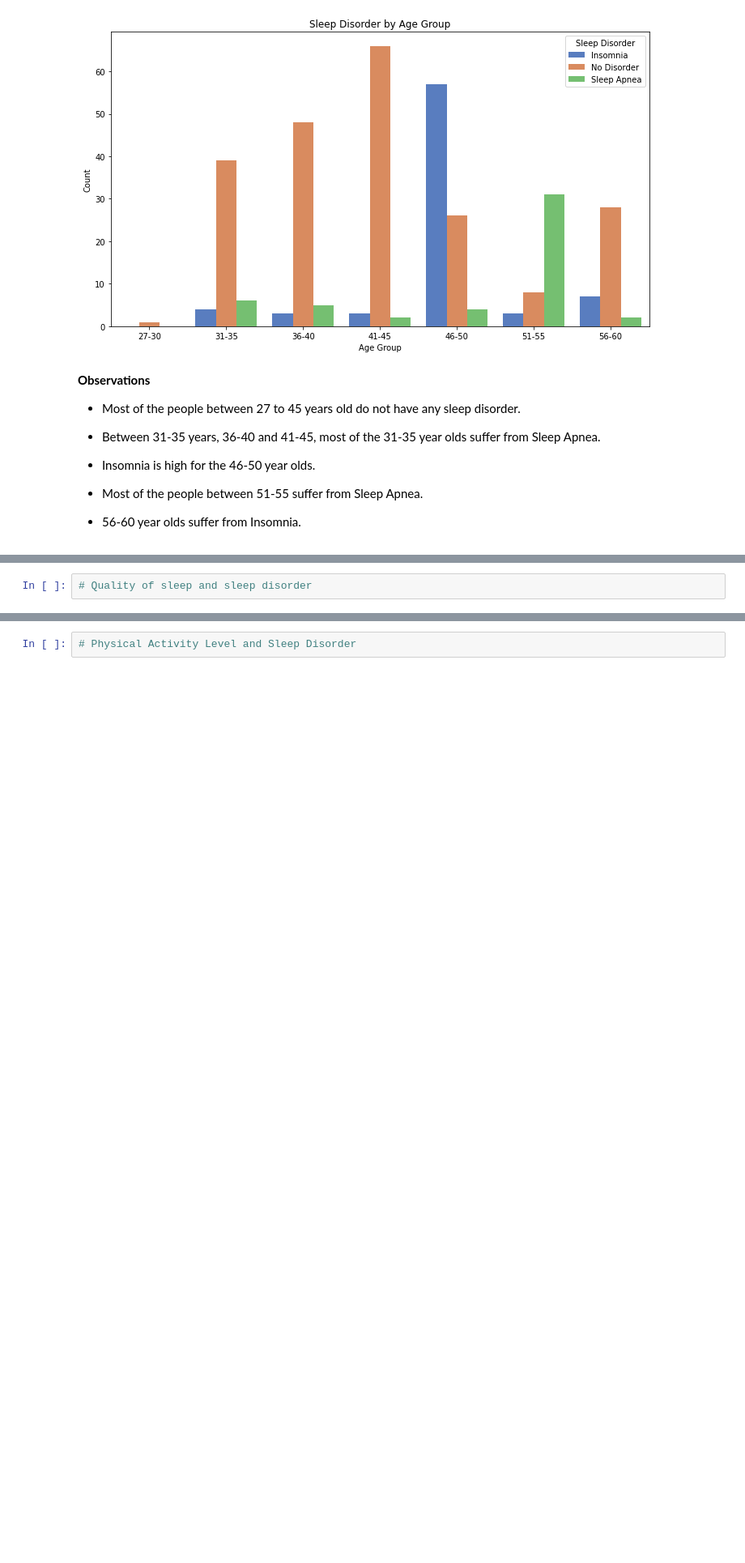
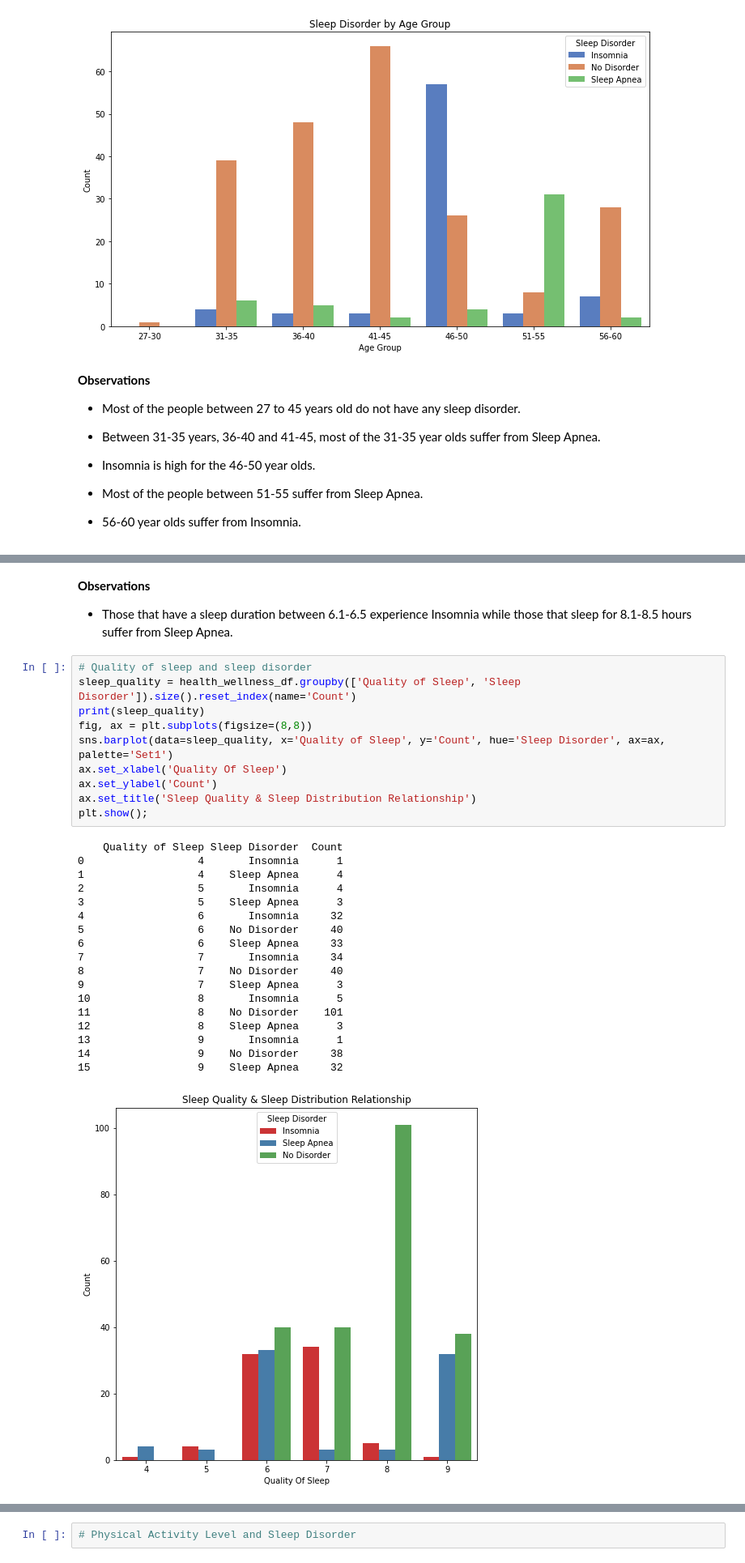
Before and after one commit to jgatharia/Health_and_Sleep_Relation_Project, a Jupyter notebook: health_and_wellness.ipynb, the cells around one changed output, grey strips where cells are left out. Shown at 81% size. Cells and saved outputs as stored; diff of their text form; blank space fills up the shorter version.

```diff
--- a/health_and_wellness.ipynb
+++ b/health_and_wellness.ipynb
@@ -350,2 +401,33 @@ plt.show()
+# %% [markdown]
+**Observations**
+
+* Those that have a sleep duration between 6.1-6.5 experience Insomnia while those that sleep for 8.1-8.5 hours suffer from Sleep Apnea.
 # %%
 # Quality of sleep and sleep disorder
+sleep_quality = health_wellness_df.groupby(['Quality of Sleep', 'Sleep Disorder']).size().reset_index(name='Count')
+print(sleep_quality)
+fig, ax = plt.subplots(figsize=(8,8))
+sns.barplot(data=sleep_quality, x='Quality of Sleep', y='Count', hue='Sleep Disorder', ax=ax, palette='Set1')
+ax.set_xlabel('Quality Of Sleep')
+ax.set_ylabel('Count')
+ax.set_title('Sleep Quality & Sleep Distribution Relationship')
+plt.show();
+# %% [output]
+    Quality of Sleep Sleep Disorder  Count
+0                  4       Insomnia      1
+1                  4    Sleep Apnea      4
+2                  5       Insomnia      4
+3                  5    Sleep Apnea      3
+4                  6       Insomnia     32
+5                  6    No Disorder     40
+6                  6    Sleep Apnea     33
+7                  7       Insomnia     34
+8                  7    No Disorder     40
+9                  7    Sleep Apnea      3
+10                 8       Insomnia      5
+11                 8    No Disorder    101
+12                 8    Sleep Apnea      3
+13                 9       Insomnia      1
+14                 9    No Disorder     38
+15                 9    Sleep Apnea     32
+[figure, added]
```
Also changed, not shown: parts of 5 cells of this notebook.
